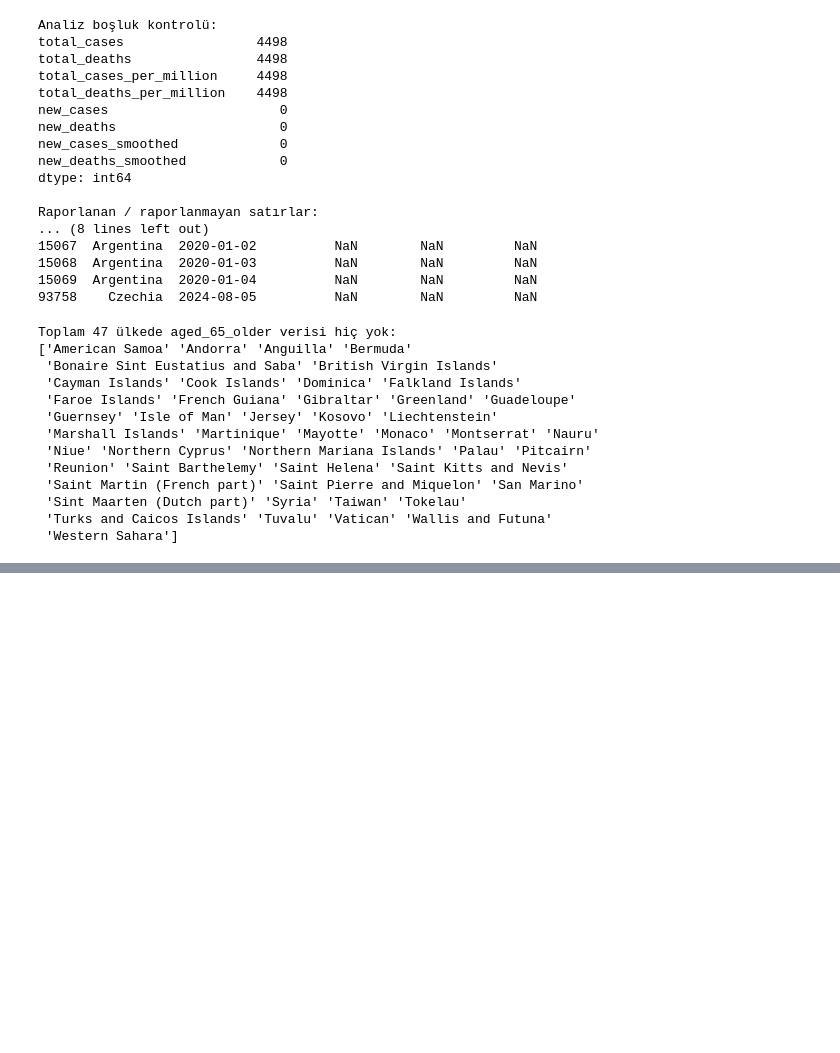
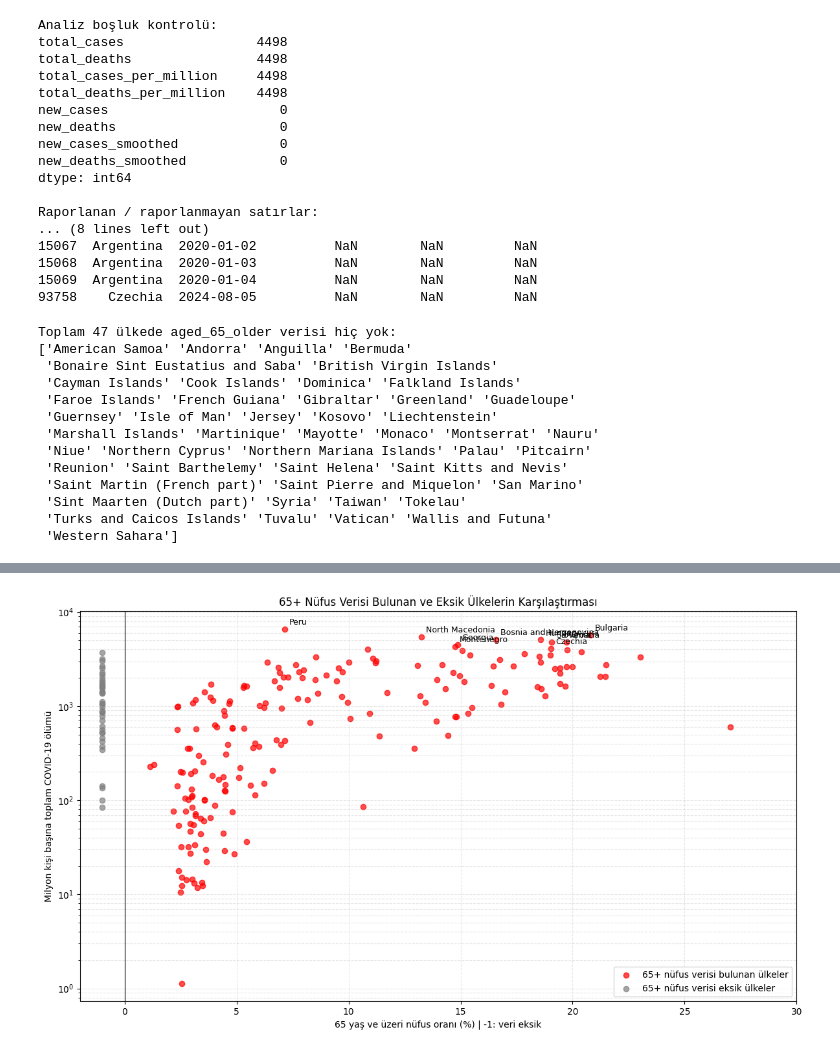
Before and after one commit to nazlican-engineer/CoronaVirusProject, a Jupyter notebook: covid_analysis.ipynb, the cells around one changed output, grey strips where cells are left out. Drawn from its saved outputs; the diff is of its cells as text; code cells hidden in the pictures; blank space fills up the shorter version.

Commit message:
Extend COVID analysis with demographic insights

```diff
--- a/covid_analysis.ipynb
+++ b/covid_analysis.ipynb
@@ -416,0 +454,80 @@ print(latest_age.head())
+# %%
+import matplotlib.pyplot as plt
+
+latest_deaths = (
+    df_countries
+    .sort_values(['location', 'date'])
+    .dropna(subset=['total_deaths_per_million'])
+    .groupby('location')
+    .tail(1)
+    [['location', 'total_deaths_per_million']]
+)
+
+# North Korea ve Turkmenistan gibi güvenilir olmayan sıfır-ölüm verilerini çıkar
+latest_deaths = latest_deaths[latest_deaths['total_deaths_per_million'] > 0]
+
+latest_age_values = (
+    df_countries
+    .sort_values(['location', 'date'])
+    .dropna(subset=['aged_65_older'])
+    .groupby('location')
+    .tail(1)
+    [['location', 'aged_65_older']]
+)
+
+plot_all = latest_deaths.merge(
+    latest_age_values,
+    on='location',
+    how='left'
+)
+
+plot_all['age_data_available'] = plot_all['aged_65_older'].notna()
+plot_all['age_plot_value'] = plot_all['aged_65_older'].fillna(-1)
+
+age_data = plot_all[plot_all['age_data_available']]
+missing_age_data = plot_all[~plot_all['age_data_available']]
+
+plt.figure(figsize=(12, 7))
+
+plt.scatter(
+    age_data['age_plot_value'],
+    age_data['total_deaths_per_million'],
+    color='red',
+    alpha=0.7,
+    label='65+ nüfus verisi bulunan ülkeler'
+)
+
+plt.scatter(
+    missing_age_data['age_plot_value'],
+    missing_age_data['total_deaths_per_million'],
+    color='gray',
+    alpha=0.7,
+    label='65+ nüfus verisi eksik ülkeler'
+)
+
+label_countries = age_data.nlargest(10, 'total_deaths_per_million')
+for _, row in label_countries.iterrows():
+    plt.annotate(
+        row['location'],
+        (row['age_plot_value'], row['total_deaths_per_million']),
+        xytext=(5, 5),
+        textcoords='offset points',
+        fontsize=9
+    )
+
+plt.axvline(0, color='black', linewidth=0.8)
+plt.yscale('log')
+plt.xlim(-2, max(30, age_data['aged_65_older'].max() + 2))
+plt.xlabel('65 yaş ve üzeri nüfus oranı (%) | -1: veri eksik')
+plt.ylabel('Milyon kişi başına toplam COVID-19 ölümü')
+plt.title('65+ Nüfus Verisi Bulunan ve Eksik Ülkelerin Karşılaştırması')
+plt.legend()
+plt.grid(True, which='both', linestyle='--', alpha=0.3)
+plt.tight_layout()
+plt.show()
+
+print(f'Toplam ülke: {len(plot_all)}')
+print(f'65+ verisi bulunan ülke: {len(age_data)}')
+print(f'65+ verisi eksik ülke: {len(missing_age_data)}')
+# %% [output]
+[figure, added]
```
Also changed, not shown: parts of 16 cells of this notebook.
